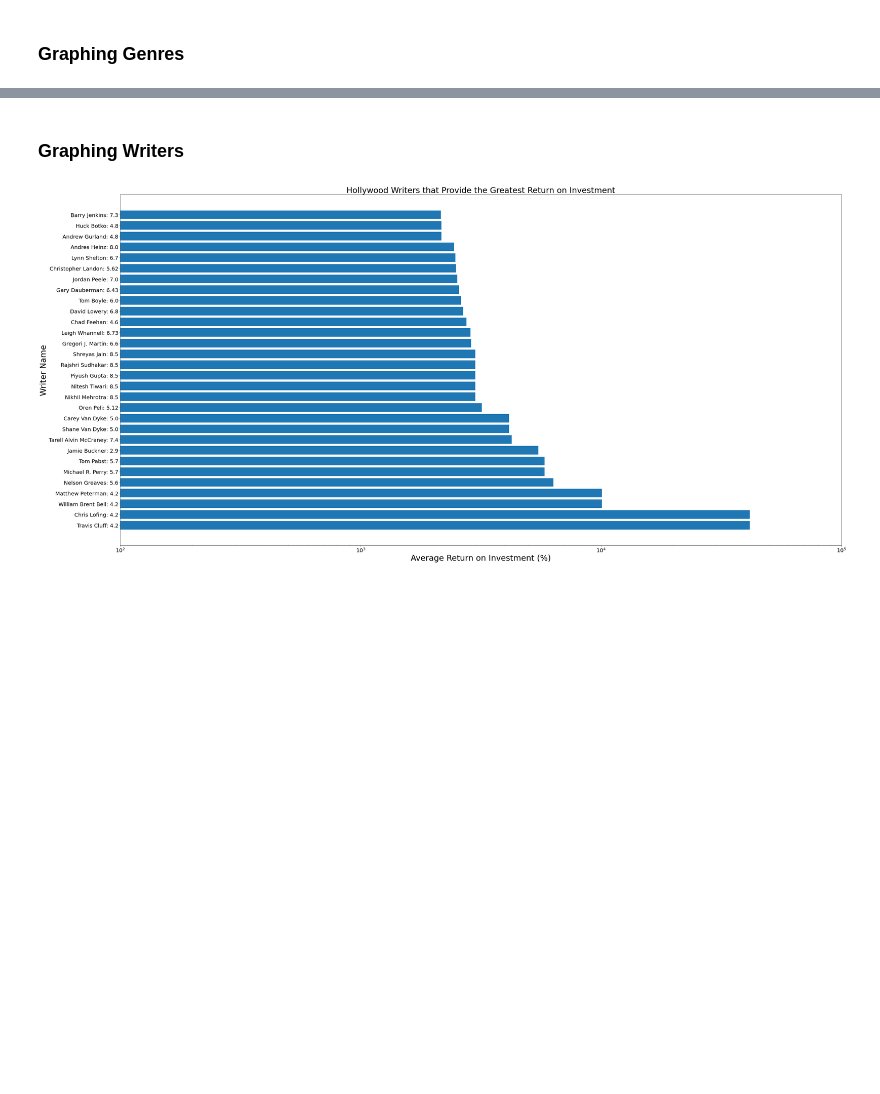
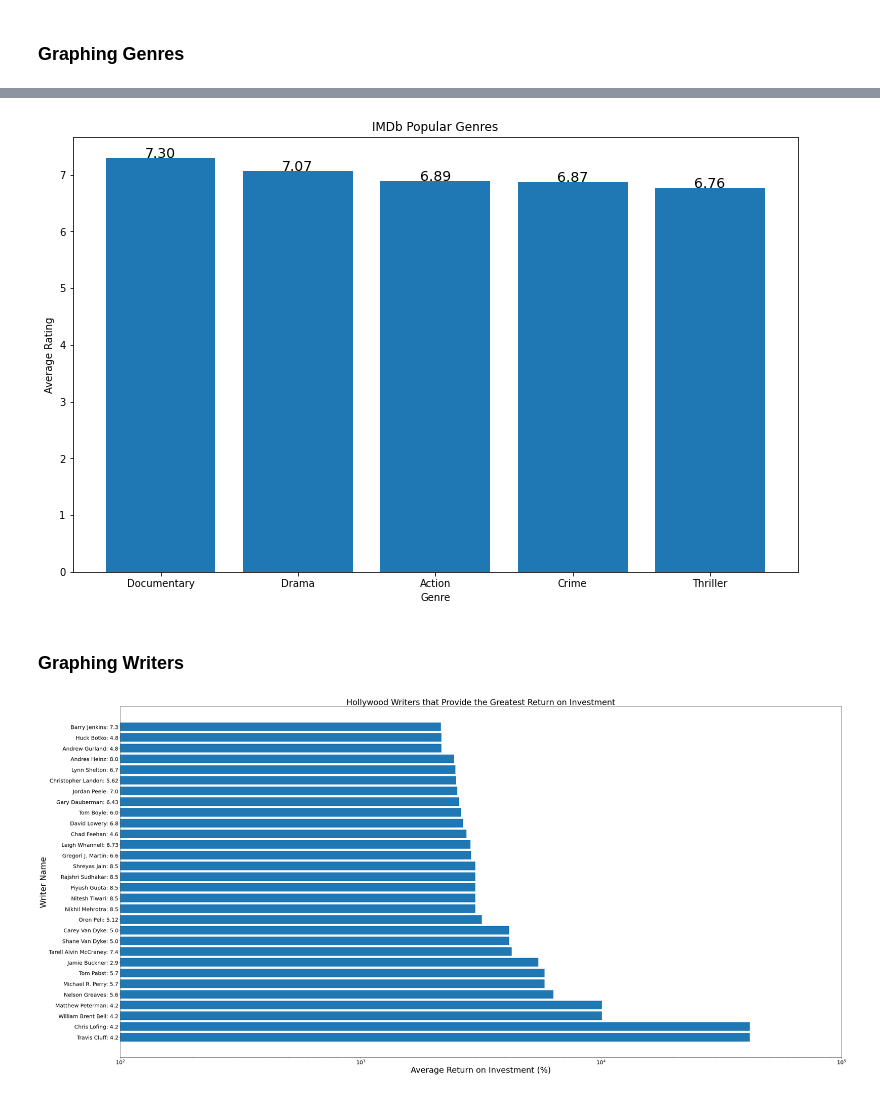
Before and after one commit to zach-hanly/microsoft_movie_project, a Jupyter notebook: master_notebook.ipynb, the cells around one changed output, grey strips where cells are left out. Saved outputs shown, nothing was run; the diff lists cells and outputs as text; code cells hidden in the pictures; blank space fills up the shorter version.

```diff
--- a/master_notebook.ipynb
+++ b/master_notebook.ipynb
@@ -315,3 +496,7 @@ plt.show()
+# %%
+make_plot(wa_imdb_genres,'ratings_weighted_avg','IMDb Popular Genres')
+# %% [output]
+[figure, added]
 # %% [markdown]
 ### Graphing Writers
 # %%
```
Also changed, not shown: parts of 43 cells of this notebook.
